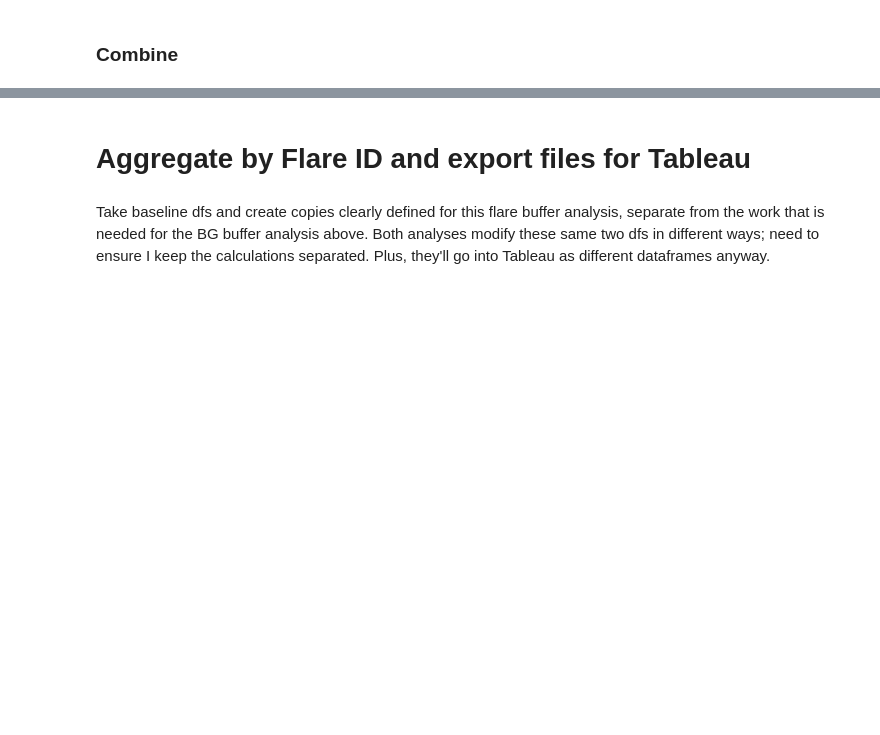
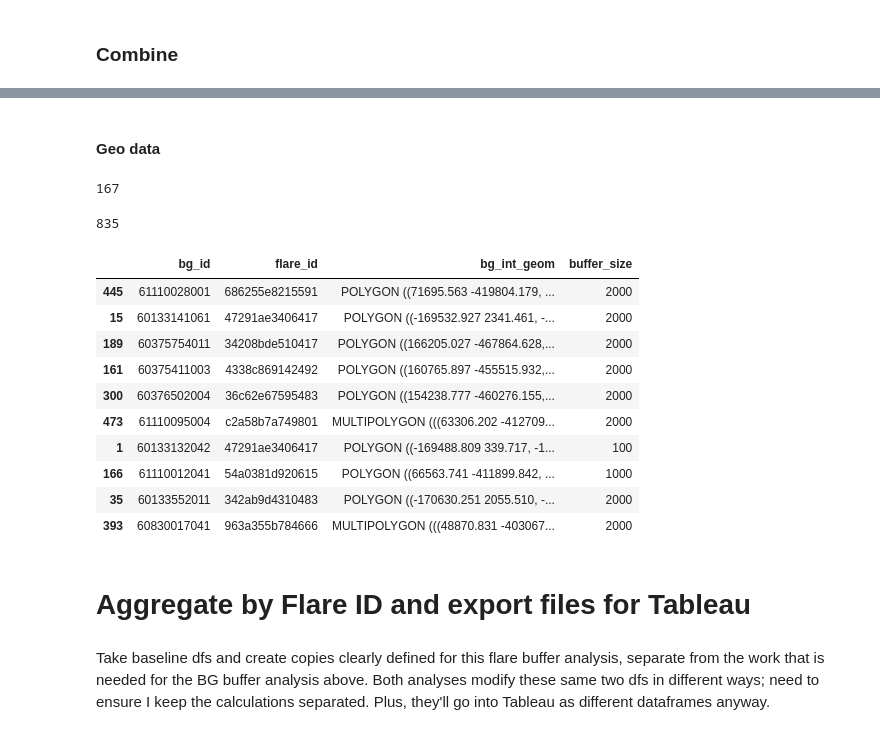
Before and after one commit to natebendermontana/capstone_rmi, a Jupyter notebook: bg_flare_impact.ipynb, the cells around one changed output, grey strips where cells are left out. Saved outputs shown, nothing was run; the diff lists cells and outputs as text; code cells hidden in the pictures; blank space fills up the shorter version.

```diff
--- a/bg_flare_impact.ipynb
+++ b/bg_flare_impact.ipynb
@@ -365,0 +413,7 @@ df_bg_intersect.sample(1)
+# %%
+# Add in a buffer_size col for filtering in Tableau
+df_bgintersect_geo100['buffer_size'] = 100
+
+# and change the geom col name back to a general name so the
+# three buffer sizes can now be merged into one column
+df_bgintersect_geo100.rename(columns={'100_bg_int_geom':'bg_int_geom'}, inplace=True)  # old:new. Match col names for merging
@@ -387,12 +463,19 @@ df_bgintersect_geo2000.to_file('data/df_bg_geo2000.shp', driver='ESRI Shapefile'
 # %%
 # Create a new geodataframe with just the id and geom columns
-df_bgintersect_geo5000 = gp.GeoDataFrame(df_bg_intersect[['bg_id', 'flare_id', '5000_bg_int_geom']],
-                                         geometry='5000_bg_int_geom')
+df_bgintersect_geo2000 = gp.GeoDataFrame(df_bg_intersect[['bg_id', 'flare_id', '2000_bg_int_geom']],
+                                         geometry='2000_bg_int_geom')
 
-print(len(df_bgintersect_geo5000[df_bgintersect_geo5000.is_valid]))
+print(len(df_bgintersect_geo2000[df_bgintersect_geo2000.is_valid]))
 
 
 # Subset the original dataframe and drop unnecessary columns
-df_bgintersect_5000 = df_bg_intersect.drop(['bg_geom', f'{buffer_size}_buff_geom',
+df_bgintersect_2000 = df_bg_intersect.drop(['bg_geom', f'{buffer_size}_buff_geom',
                                          f'{buffer_size}_bg_int_geom'], axis=1)
+
+# Add in a buffer_size col for filtering in Tableau
+df_bgintersect_geo2000['buffer_size'] = 2000
+
+# and change the geom col name back to a general name so the
+# three buffer sizes can now be merged into one column
+df_bgintersect_geo2000.rename(columns={'2000_bg_int_geom':'bg_int_geom'}, inplace=True)  # old:new.
 # %% [output]
@@ -420,2 +547,34 @@ df_bg_intersect_all = pd.merge(df_bgintersect_2000, df_bgintersect_5000_filter,
 # %%
 df_bg_intersect_all.to_csv('data/df_bg_impact_all.tsv', sep='\t', index=False)
+# %% [markdown]
+#### Geo data
+# %%
+df_bg_intersect_geoall = pd.concat([df_bgintersect_geo100,
+                                    df_bgintersect_geo1000,
+                                    df_bgintersect_geo2000])
+# %%
+501-216-118
+# %% [output]
+167
+# %%
+# num intersections at 2000m: 501
+# at 1000m: 216
+# at 100m: 118
+# Should equal 835 total
+len(df_bg_intersect_geoall)
+# %% [output]
+835
+# %%
+df_bg_intersect_geoall.sample(10)
+# %% [output]
+|  | bg_id | flare_id | bg_int_geom | buffer_size |
+| 445 | 61110028001 | 686255e8215591 | POLYGON ((71695.563 -419804.179, ... | 2000 |
+| 15 | 60133141061 | 47291ae3406417 | POLYGON ((-169532.927 2341.461, -... | 2000 |
+| 189 | 60375754011 | 34208bde510417 | POLYGON ((166205.027 -467864.628,... | 2000 |
+| 161 | 60375411003 | 4338c869142492 | POLYGON ((160765.897 -455515.932,... | 2000 |
+| 300 | 60376502004 | 36c62e67595483 | POLYGON ((154238.777 -460276.155,... | 2000 |
+| 473 | 61110095004 | c2a58b7a749801 | MULTIPOLYGON (((63306.202 -412709... | 2000 |
+| 1 | 60133132042 | 47291ae3406417 | POLYGON ((-169488.809 339.717, -1... | 100 |
+| 166 | 61110012041 | 54a0381d920615 | POLYGON ((66563.741 -411899.842, ... | 1000 |
+| 35 | 60133552011 | 342ab9d4310483 | POLYGON ((-170630.251 2055.510, -... | 2000 |
+| 393 | 60830017041 | 963a355b784666 | MULTIPOLYGON (((48870.831 -403067... | 2000 |
```
Also changed, not shown: parts of 77 cells of this notebook.
